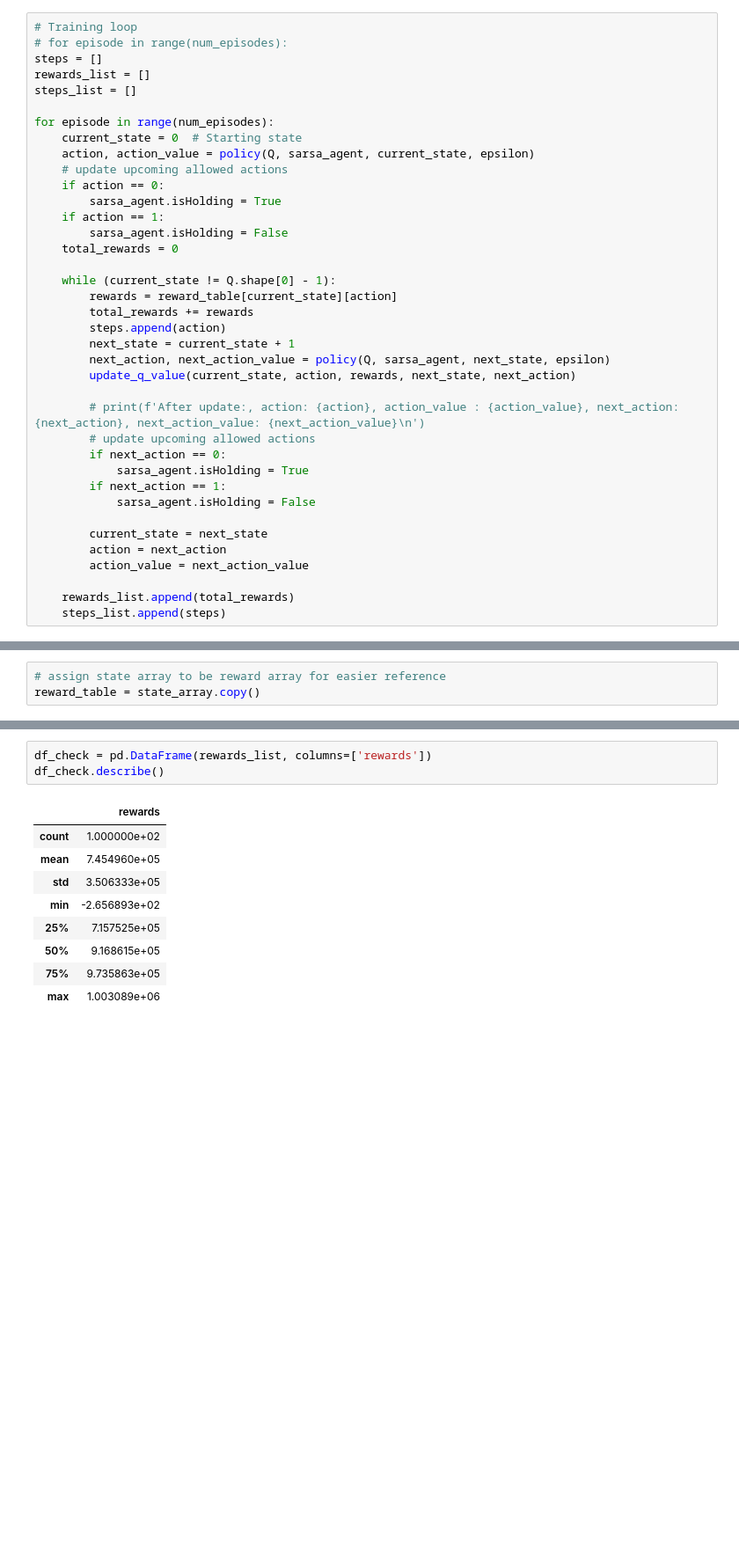
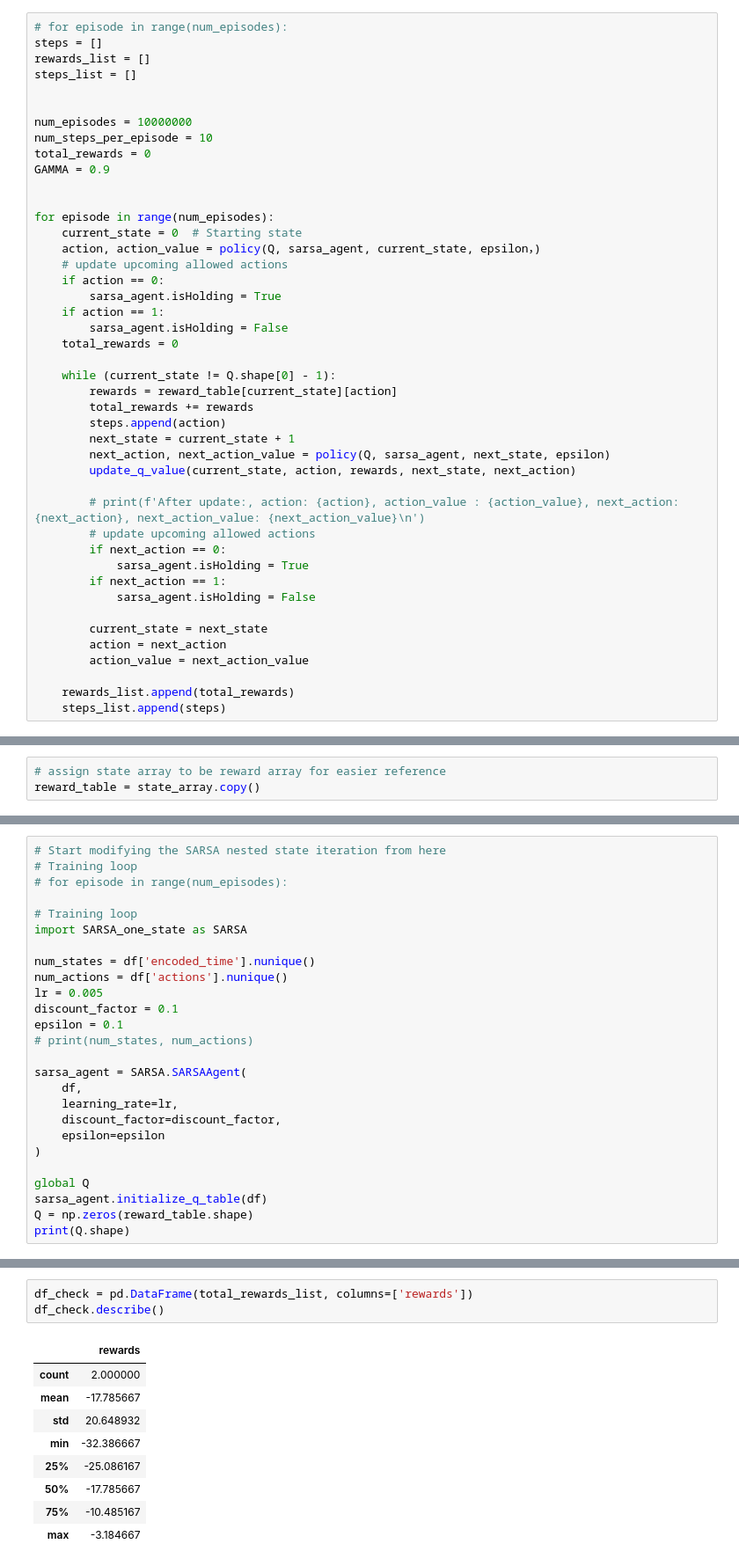
Before and after one commit to lornjhinn-git/reinforcement-learning, a Jupyter notebook: sarsa_eth.ipynb, the cells around one changed output, grey strips where cells are left out. Shown: that part at 88% size. Drawn from its saved outputs; the diff is of its cells as text; blank space fills up the shorter version.

```diff
--- a/sarsa_eth.ipynb
+++ b/sarsa_eth.ipynb
@@ -350,13 +358,19 @@ def update_q_value(state, action, reward, next_state, next_action, verbose=False
 # %%
-# Training loop
 # for episode in range(num_episodes):
 steps = []
 rewards_list = []
 steps_list = []
 
+
+num_episodes = 10000000
+num_steps_per_episode = 10
+total_rewards = 0
+GAMMA = 0.9
+
+
 for episode in range(num_episodes):
     current_state = 0  # Starting state
-    action, action_value = policy(Q, sarsa_agent, current_state, epsilon)
+    action, action_value = policy(Q, sarsa_agent, current_state, epsilon，)
     # update upcoming allowed actions
     if action == 0:
         sarsa_agent.isHolding = True
@@ -594,3 +755,29 @@ for month in range(reward_table.shape[0]):
     for day in range(reward_table.shape[1]):
         for time in range(reward_table.shape[2]):
             state = (month, day, time)
+# %%
+# Start modifying the SARSA nested state iteration from here
+# Training loop
+# for episode in range(num_episodes):
+
+# Training loop
+import SARSA_one_state as SARSA
+
+num_states = df['encoded_time'].nunique()
+num_actions = df['actions'].nunique()
+lr = 0.005
+discount_factor = 0.1
+epsilon = 0.1
+# print(num_states, num_actions)
+
+sarsa_agent = SARSA.SARSAAgent(
+    df,
+    learning_rate=lr,
+    discount_factor=discount_factor,
+    epsilon=epsilon
+)
+
+global Q
+sarsa_agent.initialize_q_table(df)
+Q = np.zeros(reward_table.shape)
+print(Q.shape)
@@ -683,13 +887,13 @@ for episode in range(num_episodes):
 # %%
-df_check = pd.DataFrame(rewards_list, columns=['rewards'])
+df_check = pd.DataFrame(total_rewards_list, columns=['rewards'])
 df_check.describe()
 # %% [output]
 |  | rewards |
-| count | 1.000000e+02 |
-| mean | 7.454960e+05 |
-| std | 3.506333e+05 |
-| min | -2.656893e+02 |
-| 25% | 7.157525e+05 |
-| 50% | 9.168615e+05 |
-| 75% | 9.735863e+05 |
-| max | 1.003089e+06 |
+| count | 2.000000 |
+| mean | -17.785667 |
+| std | 20.648932 |
+| min | -32.386667 |
+| 25% | -25.086167 |
+| 50% | -17.785667 |
+| 75% | -10.485167 |
+| max | -3.184667 |
```
Also changed, not shown: parts of 52 cells of this notebook, 1 other file.
